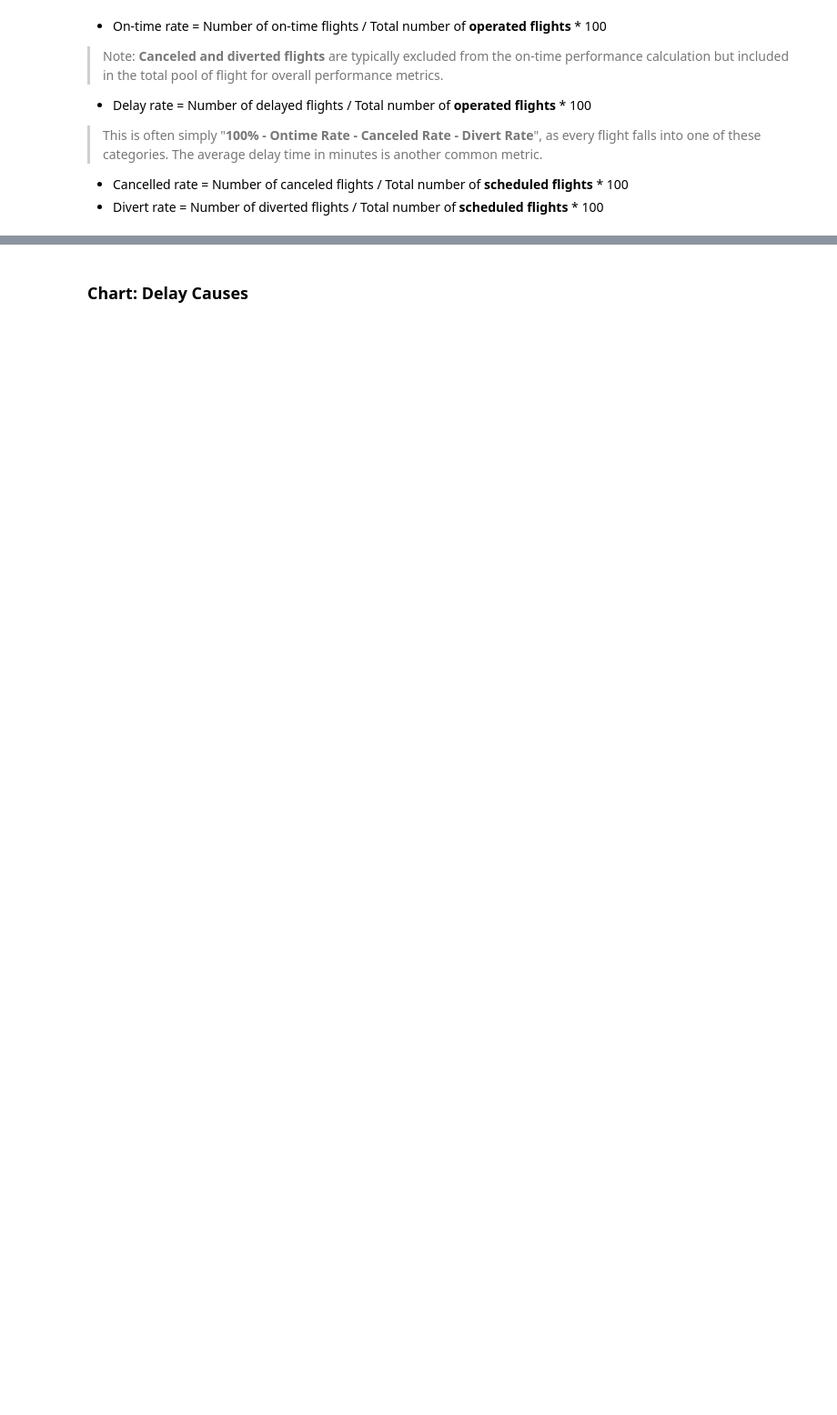
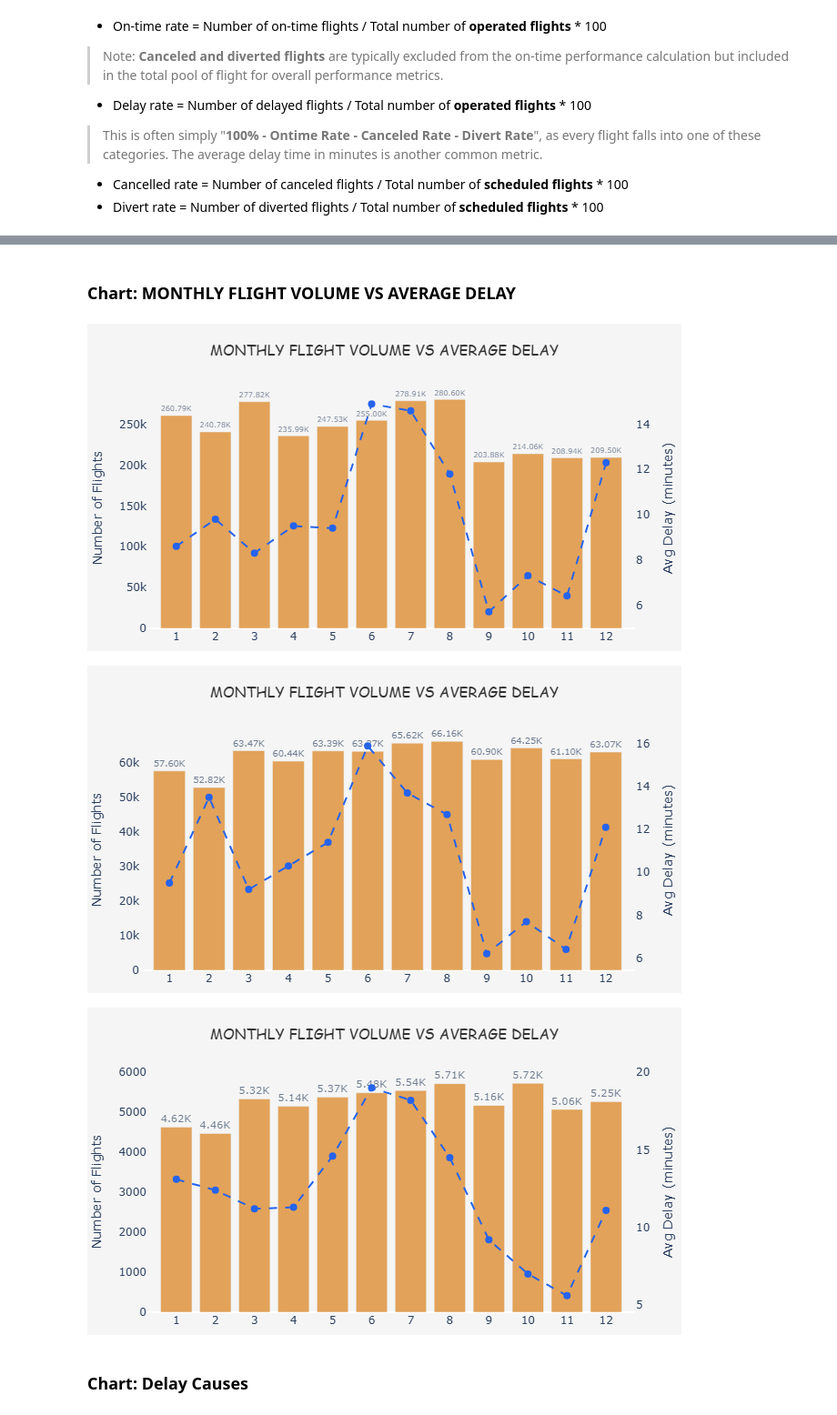
Before and after one commit to nguyenminhthuy/flights-analytics, a Jupyter notebook: py/notebooks/flights-eda.ipynb, the cells around one changed output, grey strips where cells are left out. Shown at 91% size. Saved outputs shown, nothing was run; the diff lists cells and outputs as text; code cells hidden in the pictures; blank space fills up the shorter version.

```diff
--- a/py/notebooks/flights-eda.ipynb
+++ b/py/notebooks/flights-eda.ipynb
@@ -612,9 +531,0 @@ fig_5.show()
-# %%
-df_monthly_perf = (
-    ontime_delay_by(df_flights, ["MONTH"])
-    .select(["MONTH", "n_operated", "avg_delay"])
-    .to_pandas()
-)
-
-df_monthly_perf["text"] = df_monthly_perf["n_operated"].apply(format_compact)
-df_monthly_perf["avg_delay"] = df_monthly_perf["avg_delay"].round(1)
@@ -702,0 +532,8 @@ fig_6.show()
+# %%
+def filter_by_year(df, year):
+    df = df.filter(pl.col("YEAR") == year)
+    return df
+
+def filter_by_airline(df, airline):
+    df = df.filter(pl.col("AIRLINE") == airline)
+    return df
@@ -702,0 +665,2 @@ fig_6.show()
+# %% [markdown]
+### Chart: MONTHLY FLIGHT VOLUME VS AVERAGE DELAY
@@ -703,2 +730,10 @@ fig_6.show()
+# %%
+monthly_volume_delay(df_flights)
+monthly_volume_delay(df_flights, year = 2019)
+monthly_volume_delay(df_flights, year = 2019, airline = "United Air Lines Inc.")
+# %% [output]
+[figure, added]
+[figure, added]
+[figure, added]
 # %% [markdown]
 ### Chart: Delay Causes
```
Also changed, not shown: parts of 24 cells of this notebook, 2 other files.
